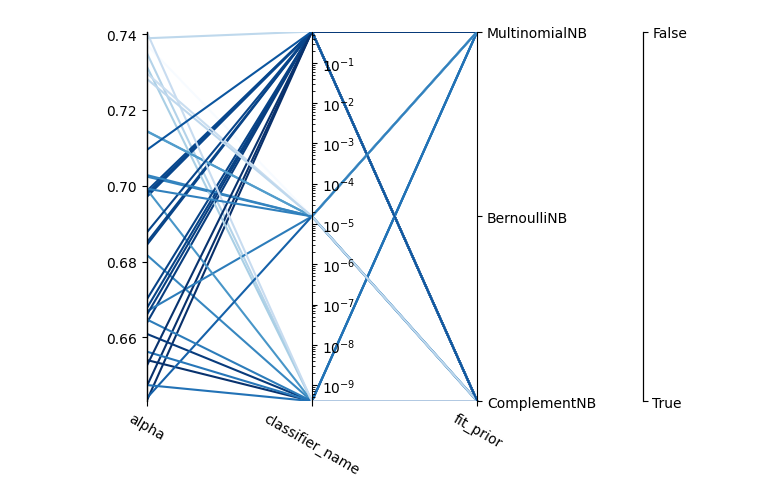
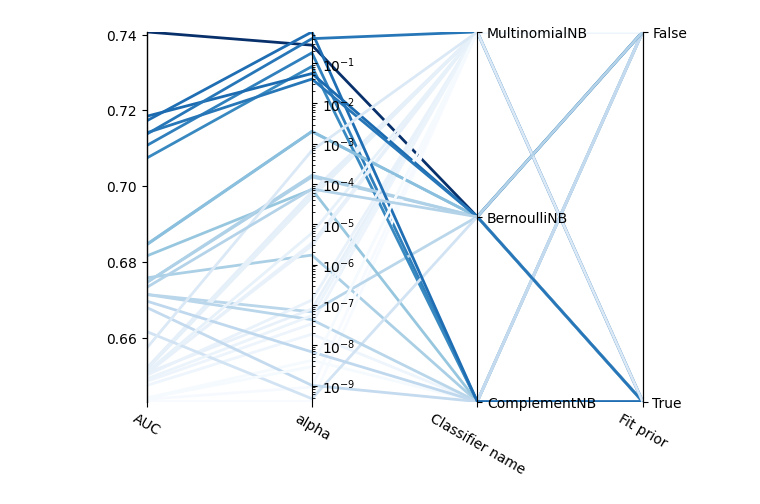
Before and after one commit to AndressaStefany/severityPrediction, a Jupyter notebook: src/visualize_baseline_results.ipynb, the cells around one changed output. Saved outputs shown, nothing was run; the diff lists cells and outputs as text; code cells hidden in the pictures.

Commit message:
feature: mapping supported; dropping support for digrams wwithout objective

```diff
--- a/src/visualize_baseline_results.ipynb
+++ b/src/visualize_baseline_results.ipynb
@@ -37,7 +37,7 @@ def plot_parallel_coordinate(
     return _get_parallel_coordinate_plot(info, cmap=cmap, linewidths=linewidths, mapping=mapping)
 def _get_parallel_coordinate_plot(info, cmap, linewidths, mapping, colorbar: bool = False):
     target_name = info.target_name
-
+    use_objective = mapping is None or (mapping is not None and "Objective Value" in mapping)
     # Set up the graph style.
     fig, ax = plt.subplots()
     cmap = plt.get_cmap(cmap)
@@ -52,7 +52,7 @@ def _get_parallel_coordinate_plot(info, cmap, linewidths, mapping, colorbar: boo
     obj_max = info.dim_objective.range[1]
     obj_w = obj_max - obj_min
     dims_obj_base = [[] for _ in info.dim_objective.values]
-    if mapping is None or (mapping is not None and "Objective Value" in mapping):
+    if use_objective:
         for i,o in enumerate(info.dim_objective.values):
             dims_obj_base[i].append(o)
     for dim in info.dims_params:
@@ -71,47 +71,49 @@ def _get_parallel_coordinate_plot(info, cmap, linewidths, mapping, colorbar: boo
     # Draw multiple line plots and axes.
     # Ref: https://stackoverflow.com/a/50029441
     var_names = [dim.label for dim in info.dims_params]
-    if mapping is None or (mapping is not None and "Objective Value" in mapping):
+    if use_objective:
         var_names = [info.dim_objective.label] + var_names
+    if mapping is not None:
+        var_names = [mapping[v] for v in var_names]
     ax.set_xlim(0, len(info.dims_params))
     ax.set_ylim(min(d[0] for d in dims_obj_base), max(d[0] for d in dims_obj_base))
     xs = [range(len(var_names)) for _ in range(len(dims_obj_base))]
     segments = [np.column_stack([x, y]) for x, y in zip(xs, dims_obj_base)]
-    lc = LineCollection(segments, cmap=cmap)
-    lc.set_array(np.asarray(info.dim_objective.values))
+    lc = LineCollection(segments, cmap=cmap, linewidths=linewidths)
+    lc.set_array(np.asarray(info.dim_objective.values)) # for the colors depending of the objective
     if colorbar:
         axcb = fig.colorbar(lc, pad=0.1, ax=ax)
         axcb.set_label(target_name)
     plt.xticks(range(len(var_names)), var_names, rotation=330)
 
     for i, dim in enumerate(info.dims_params):
         if mapping is not None and dim.label not in mapping:
             continue
         ax2 = ax.twinx()
         if dim.is_log:
             ax2.set_ylim(np.power(10, dim.range[0]), np.power(10, dim.range[1]))
             ax2.set_yscale("log")
         else:
             ax2.set_ylim(dim.range[0], dim.range[1])
         ax2.spines["top"].set_visible(False)
         ax2.spines["bottom"].set_visible(False)
         ax2.xaxis.set_visible(False)
         ax2.spines["right"].set_position(("axes", (i + 1) / len(info.dims_params)))
         if dim.is_cat:
             ax2.set_yticks(dim.tickvals)
             ax2.set_yticklabels(dim.ticktext)
 
     ax.add_collection(lc)
 
     return ax
 mapping = {'algorithm':'Algorithm','leaf_size':'Leaf size','n_neighbors':'Number of neighbors','p':'p','weights':'Weight'}
 mapping = {'C':'C (regularization)','class_weight':'Class weight','coef0':'coef0','decision_function_shape':'Decision fn shape','degree':'Degree', 'kernel': 'Kernel', 'max_iter': 'Max. iterations', 'shrinking':'Shrinking','tol':'Tolerance'}
 mapping = {'alpha':'alpha','binarize':'Binarize','fit_prior':'Fit prior','classifier_name':'Classifier name'}
 mapping = {'alpha':'alpha','classifier_name':'Classifier name','fit_prior':'Fit prior', 'norm':"Normalization"}
 mapping = {'classifier_name':'Classifier name','var_smoothing':'Variable smoothing'}
-mapping = {'alpha':'alpha','fit_prior':'Fit prior','classifier_name':'Classifier name'}#, 'Objective Value': 'AUC'}
+mapping = {'alpha':'alpha','fit_prior':'Fit prior','classifier_name':'Classifier name', 'Objective Value': 'AUC'}
 
 params = [k for k in mapping if k != "Objective Value"]
-fig = plot_parallel_coordinate(study,params,mapping=mapping)
+fig = plot_parallel_coordinate(study,params,mapping=mapping,cmap="Blues",linewidths=2)
 # %% [output]
-[figure, old version]
+[figure, new version]
```
